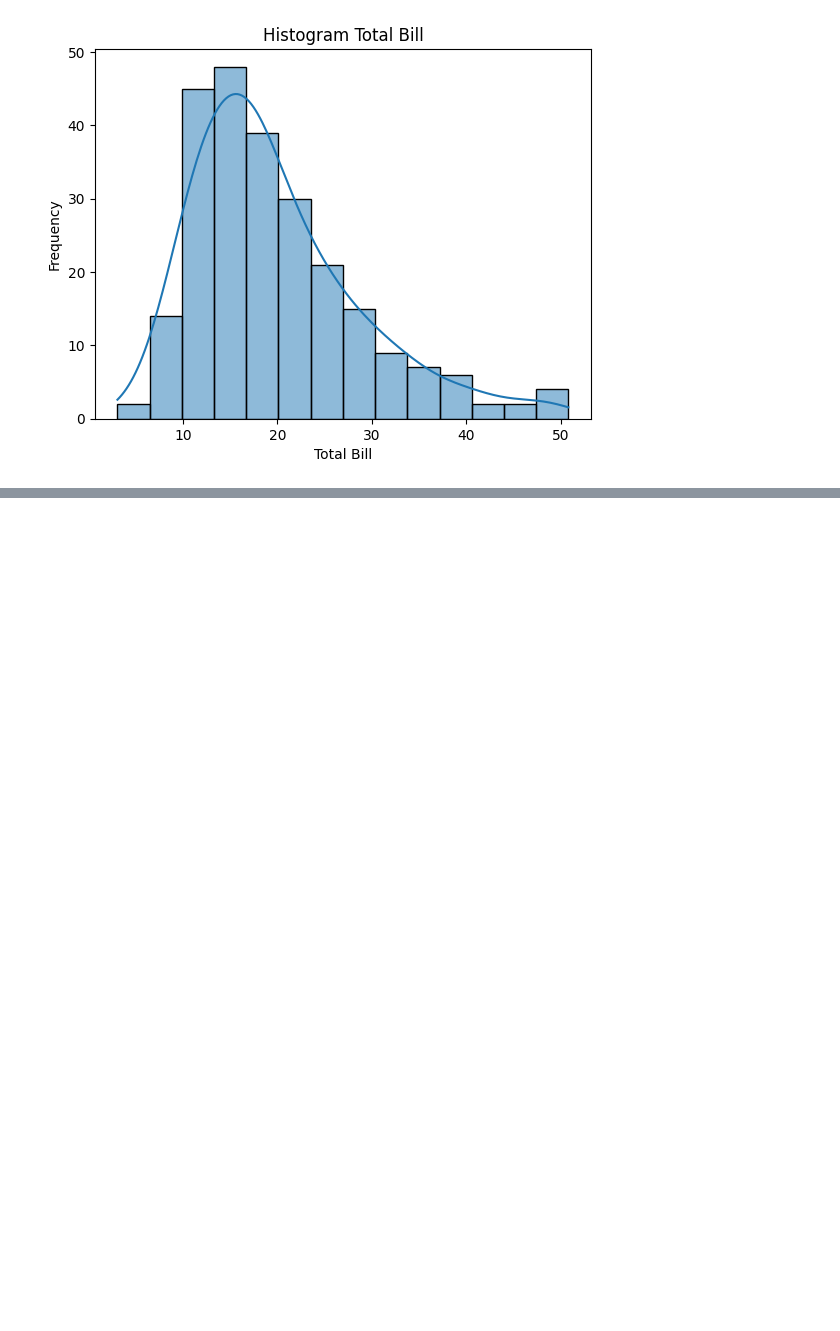
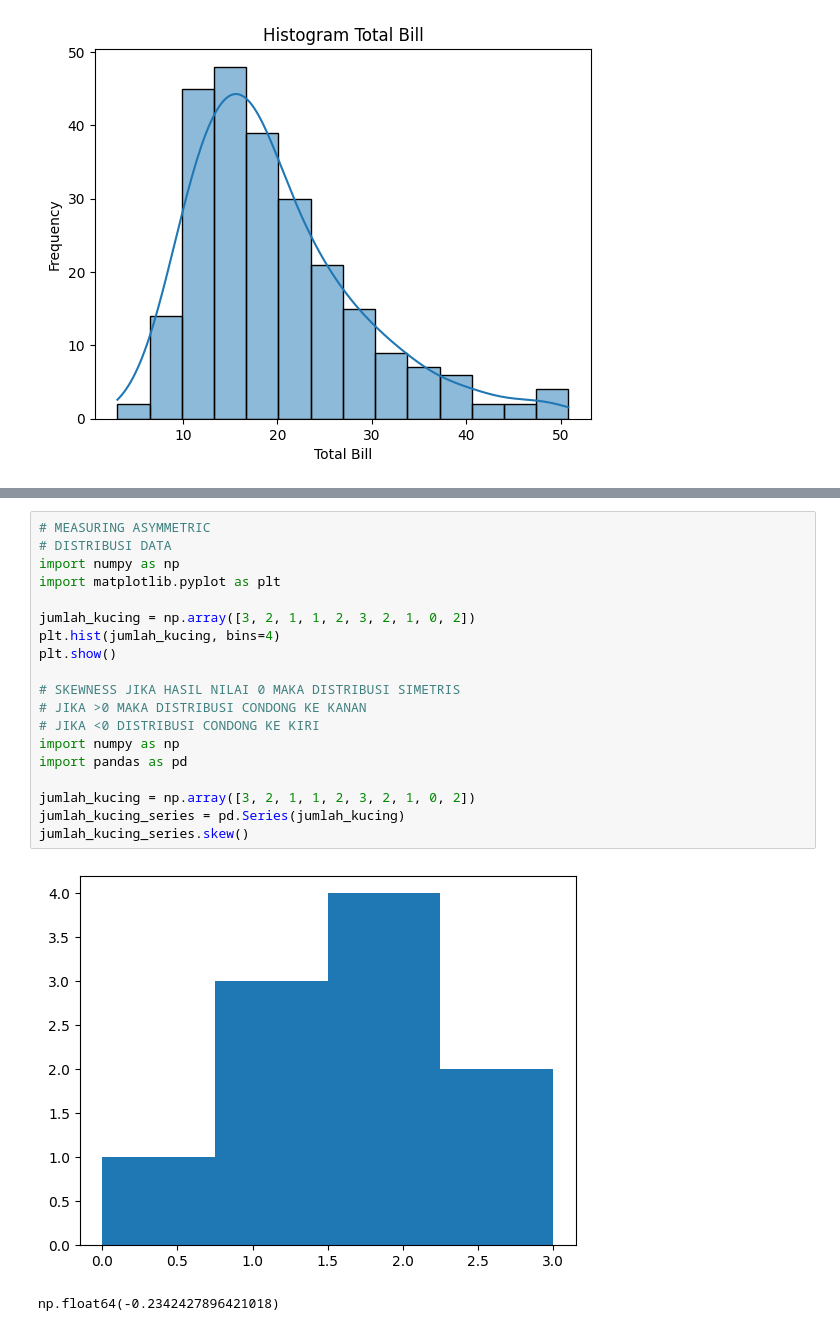
Before and after one commit to Rasio09/PortofolioData, a Jupyter notebook: python/library/pengolahan_data.ipynb, the cells around one changed output, grey strips where cells are left out. Saved outputs shown, nothing was run; the diff lists cells and outputs as text; blank space fills up the shorter version.

```diff
--- a/python/library/pengolahan_data.ipynb
+++ b/python/library/pengolahan_data.ipynb
@@ -70,0 +124,22 @@ plt.show()
+# %%
+# MEASURING ASYMMETRIC
+# DISTRIBUSI DATA
+import numpy as np
+import matplotlib.pyplot as plt
+
+jumlah_kucing = np.array([3, 2, 1, 1, 2, 3, 2, 1, 0, 2])
+plt.hist(jumlah_kucing, bins=4)
+plt.show()
+
+# SKEWNESS JIKA HASIL NILAI 0 MAKA DISTRIBUSI SIMETRIS
+# JIKA >0 MAKA DISTRIBUSI CONDONG KE KANAN
+# JIKA <0 DISTRIBUSI CONDONG KE KIRI
+import numpy as np
+import pandas as pd
+
+jumlah_kucing = np.array([3, 2, 1, 1, 2, 3, 2, 1, 0, 2])
+jumlah_kucing_series = pd.Series(jumlah_kucing)
+jumlah_kucing_series.skew()
+# %% [output]
+[figure, added]
+np.float64(-0.2342427896421018)
```
Also changed, not shown: parts of 4 cells of this notebook.
